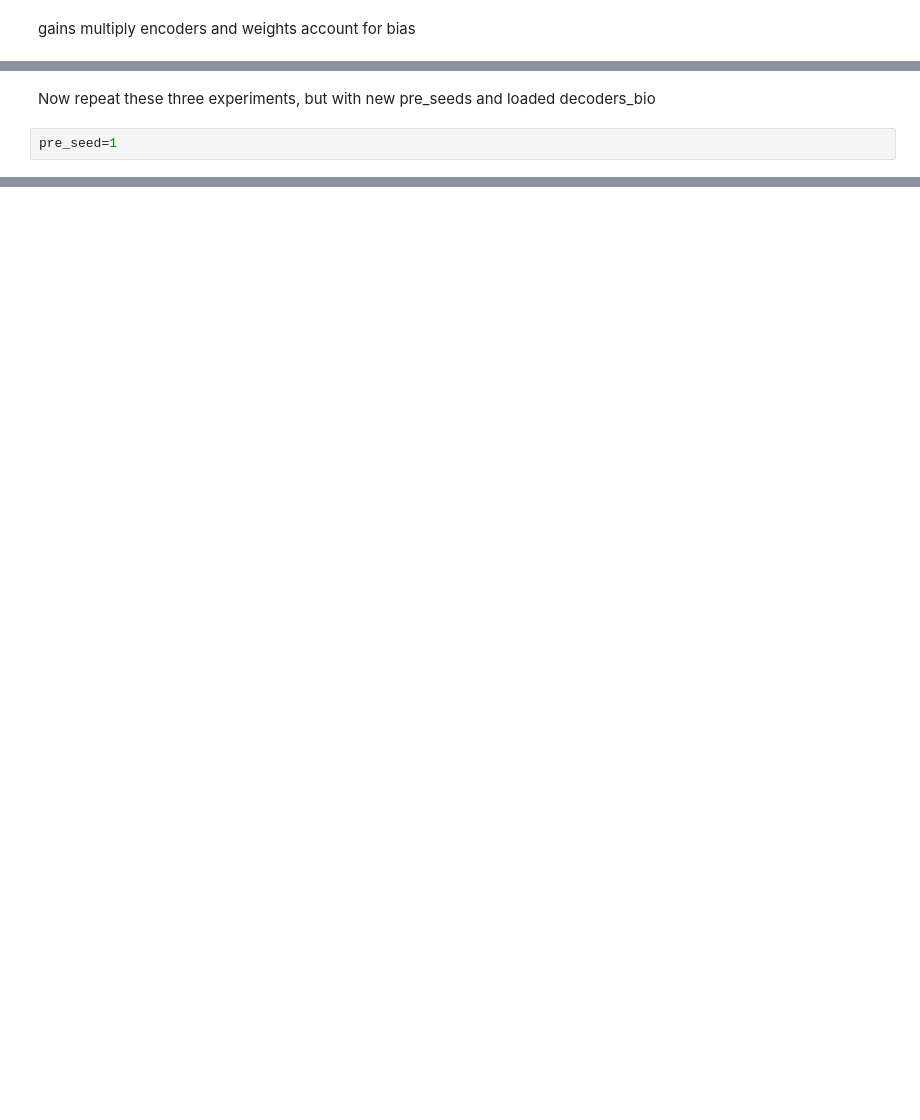
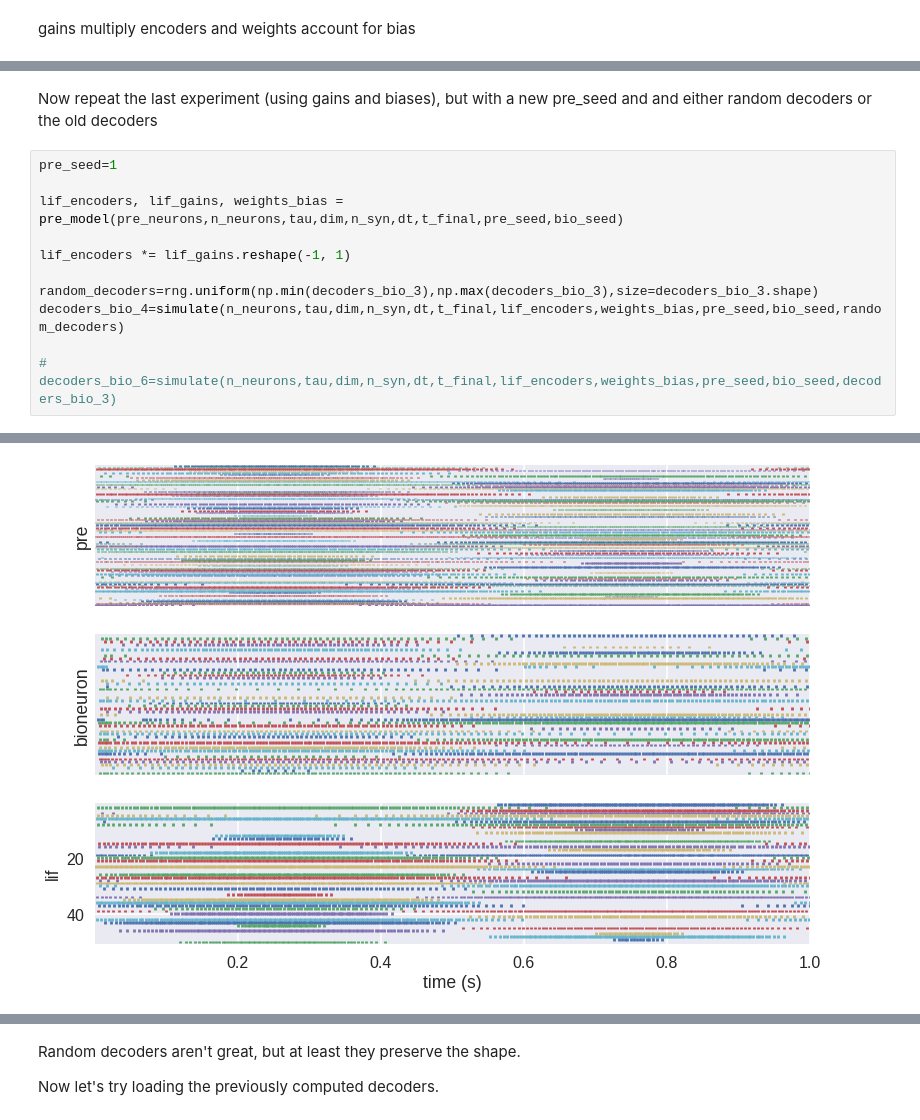
Before and after one commit to MrBananaHuman/bionengo, a Jupyter notebook: bioneuron_oracle.ipynb, the cells around one changed output, grey strips where cells are left out. Saved outputs shown, nothing was run; the diff lists cells and outputs as text; blank space fills up the shorter version.

```diff
--- a/bioneuron_oracle.ipynb
+++ b/bioneuron_oracle.ipynb
@@ -422,4 +446,14 @@ Simulating finished in 0:00:59.
-# %% [markdown]
-Now repeat these three experiments, but with new pre_seeds and loaded decoders_bio
-# %%
-pre_seed=1
+# %% [markdown]
+Now repeat the last experiment (using gains and biases), but with a new pre_seed and and either random decoders or the old decoders
+# %%
+pre_seed=1
+
+lif_encoders, lif_gains, weights_bias = pre_model(pre_neurons,n_neurons,tau,dim,n_syn,dt,t_final,pre_seed,bio_seed)
+
+lif_encoders *= lif_gains.reshape(-1, 1)
+
+random_decoders=rng.uniform(np.min(decoders_bio_3),np.max(decoders_bio_3),size=decoders_bio_3.shape)
+decoders_bio_4=simulate(n_neurons,tau,dim,n_syn,dt,t_final,lif_encoders,weights_bias,pre_seed,bio_seed,random_decoders)
+
+# decoders_bio_6=simulate(n_neurons,tau,dim,n_syn,dt,t_final,lif_encoders,weights_bias,pre_seed,bio_seed,decoders_bio_3)
+# %% [output]
@@ -425,0 +463 @@ pre_seed=1
+[figure, added]
@@ -426,3 +466,7 @@ pre_seed=1
+# %% [markdown]
+Random decoders aren't great, but at least they preserve the shape.
+
+Now let's try loading the previously computed decoders.
 # %%
 lif_encoders, lif_gains, weights_bias = pre_model(pre_neurons,n_neurons,tau,dim,n_syn,dt,t_final,pre_seed,bio_seed)
 
```
Also changed, not shown: parts of 36 cells of this notebook.
